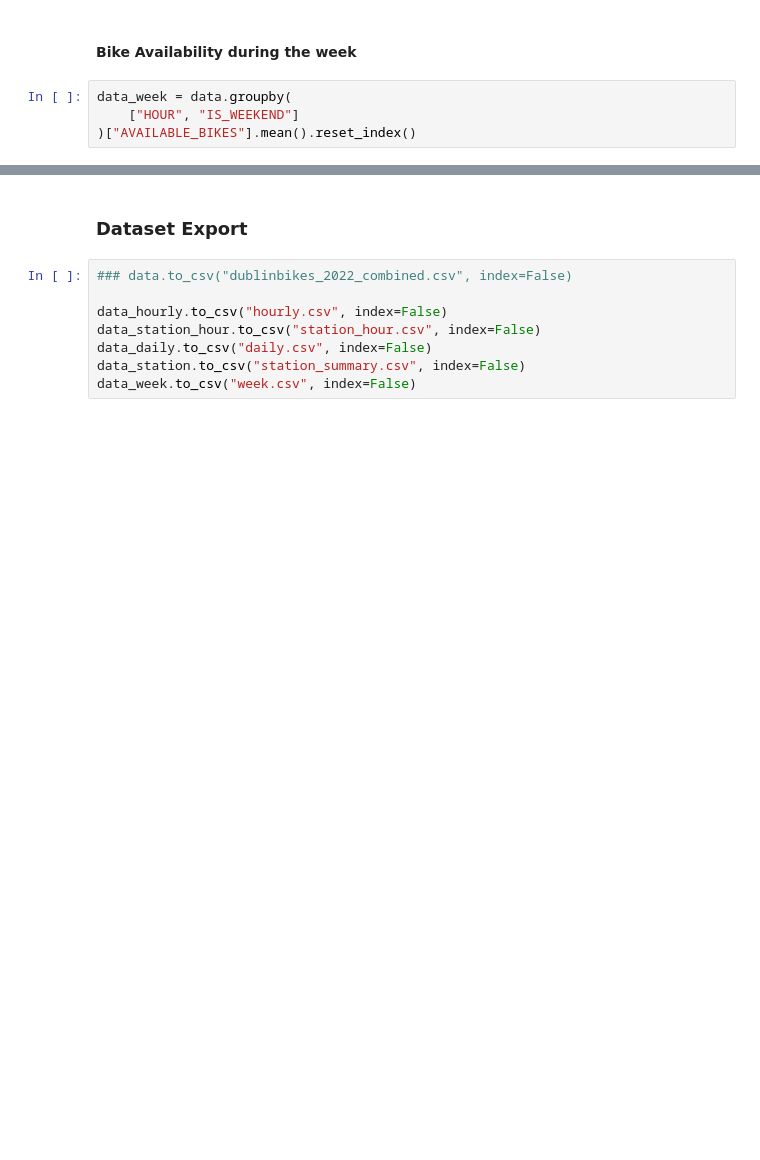
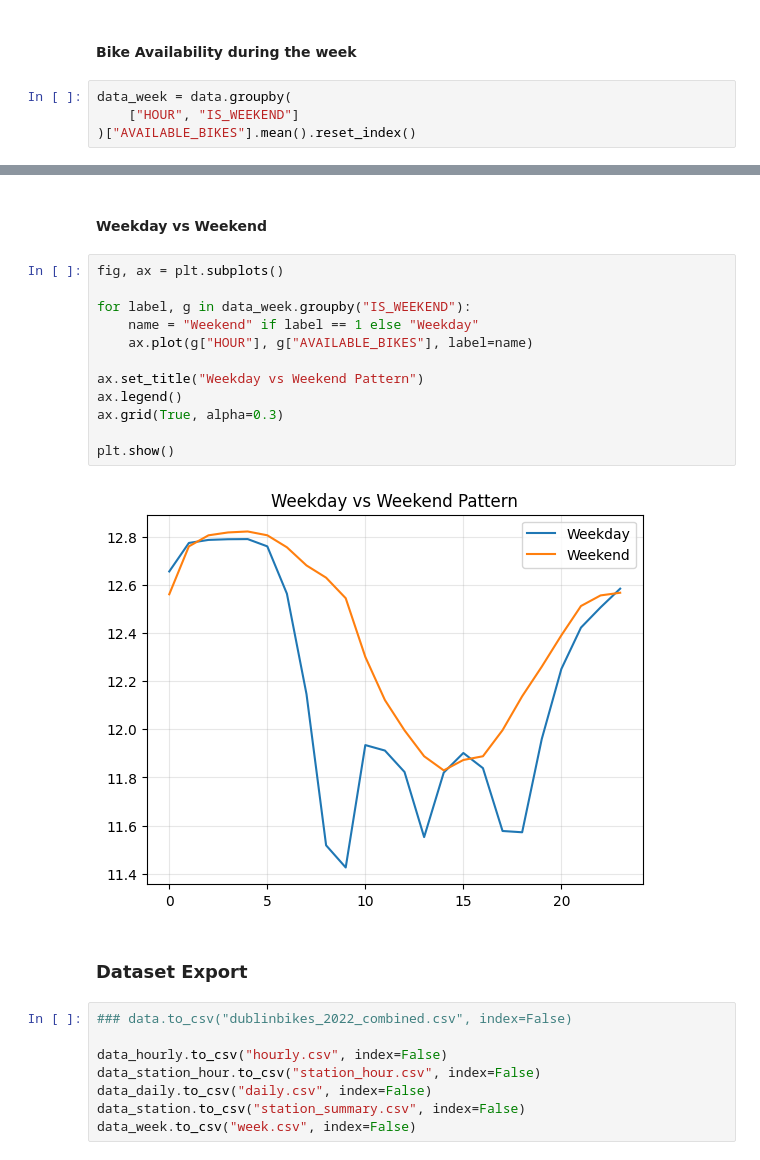
Before and after one commit to Matthew-Riddell/Data-Visualization-CA2, a Jupyter notebook: code/Matthew-Riddell_Data_Prep_and_EDA.ipynb, the cells around one changed output, grey strips where cells are left out. Saved outputs shown, nothing was run; the diff lists cells and outputs as text; blank space fills up the shorter version.

Commit message:
EDA plots

```diff
--- a/code/Matthew-Riddell_Data_Prep_and_EDA.ipynb
+++ b/code/Matthew-Riddell_Data_Prep_and_EDA.ipynb
@@ -315,3 +398,19 @@ data_week = data.groupby(
+# %% [markdown]
+#### Weekday vs Weekend
+# %%
+fig, ax = plt.subplots()
+
+for label, g in data_week.groupby("IS_WEEKEND"):
+    name = "Weekend" if label == 1 else "Weekday"
+    ax.plot(g["HOUR"], g["AVAILABLE_BIKES"], label=name)
+
+ax.set_title("Weekday vs Weekend Pattern")
+ax.legend()
+ax.grid(True, alpha=0.3)
+
+plt.show()
+# %% [output]
+[figure, added]
 # %% [markdown]
 ### Dataset Export
 # %%
```
Also changed, not shown: parts of 13 cells of this notebook.
